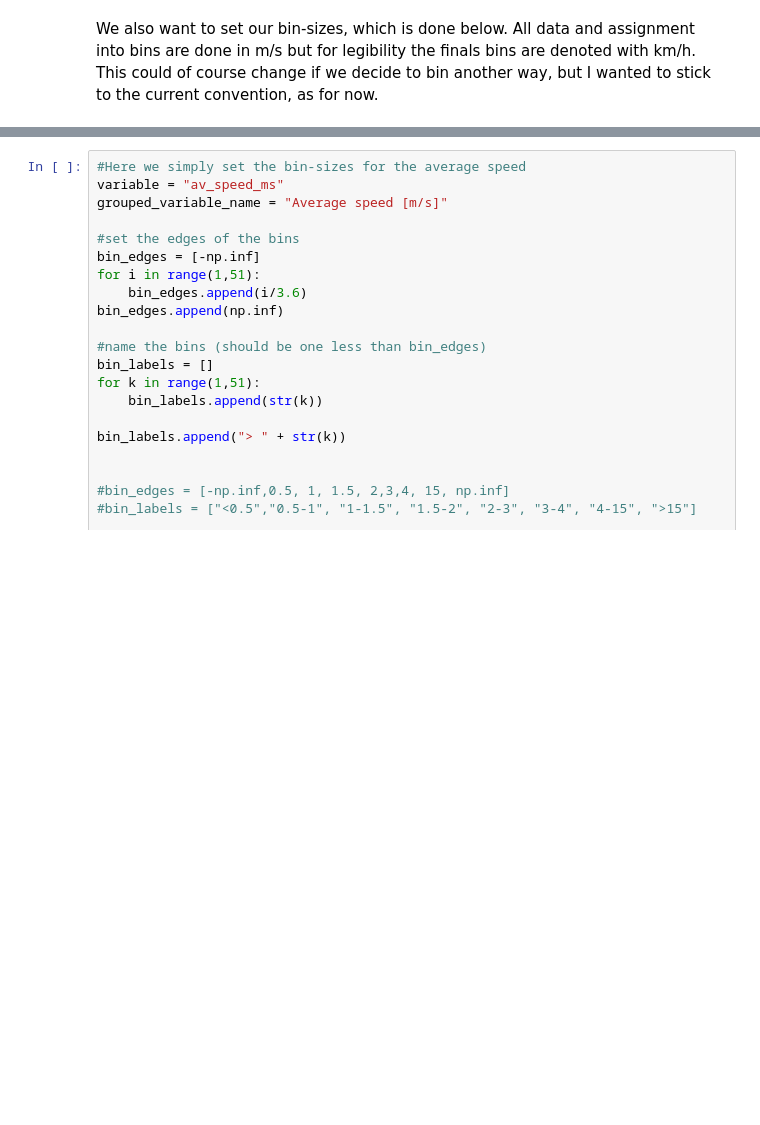
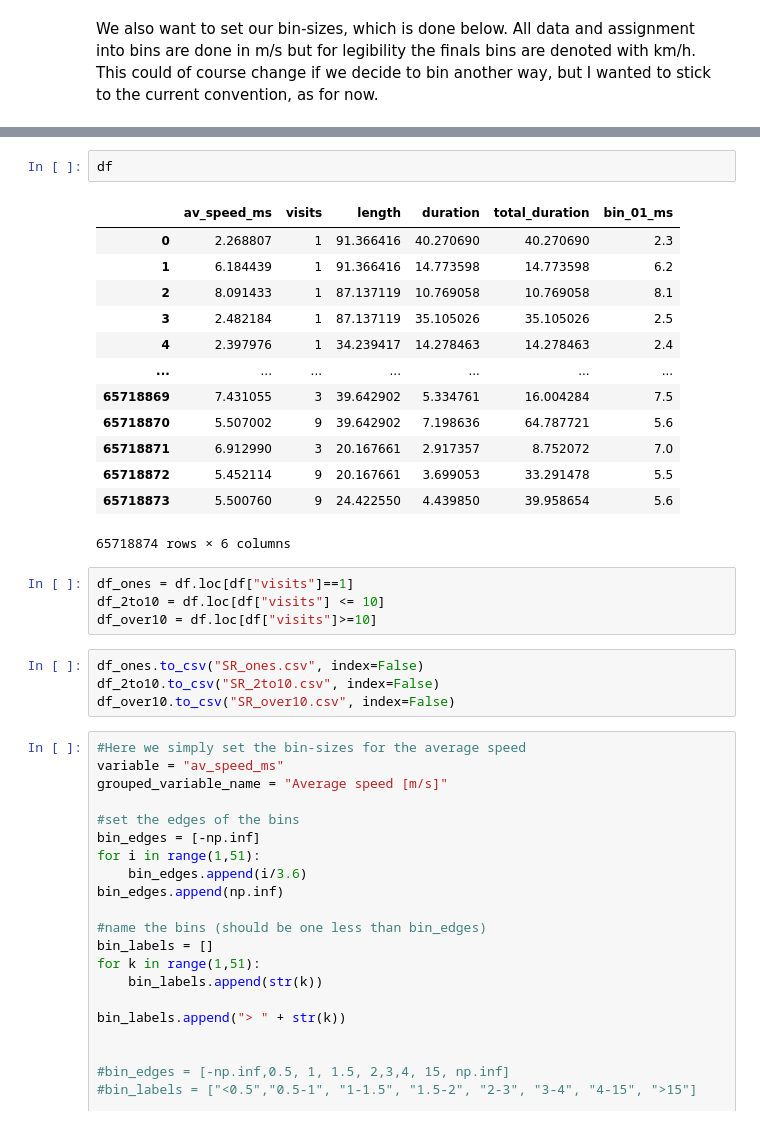
Before and after one commit to J-Skantorp/DF23_cycle, a Jupyter notebook: pre_processing.ipynb, the cells around one changed output, grey strips where cells are left out. Cells and saved outputs as stored; diff of their text form; blank space fills up the shorter version.

```diff
--- a/pre_processing.ipynb
+++ b/pre_processing.ipynb
@@ -141,3 +203,27 @@ We also want to set our bin-sizes, which is done below. All data and assignment
+# %%
+df
+# %% [output]
+|  | av_speed_ms | visits | length | duration | total_duration | bin_01_ms |
+| 0 | 2.268807 | 1 | 91.366416 | 40.270690 | 40.270690 | 2.3 |
+| 1 | 6.184439 | 1 | 91.366416 | 14.773598 | 14.773598 | 6.2 |
+| 2 | 8.091433 | 1 | 87.137119 | 10.769058 | 10.769058 | 8.1 |
+| 3 | 2.482184 | 1 | 87.137119 | 35.105026 | 35.105026 | 2.5 |
+| 4 | 2.397976 | 1 | 34.239417 | 14.278463 | 14.278463 | 2.4 |
+| ... | ... | ... | ... | ... | ... | ... |
+| 65718869 | 7.431055 | 3 | 39.642902 | 5.334761 | 16.004284 | 7.5 |
+| 65718870 | 5.507002 | 9 | 39.642902 | 7.198636 | 64.787721 | 5.6 |
+| 65718871 | 6.912990 | 3 | 20.167661 | 2.917357 | 8.752072 | 7.0 |
+| 65718872 | 5.452114 | 9 | 20.167661 | 3.699053 | 33.291478 | 5.5 |
+| 65718873 | 5.500760 | 9 | 24.422550 | 4.439850 | 39.958654 | 5.6 |
+65718874 rows × 6 columns
+# %%
+df_ones = df.loc[df["visits"]==1]
+df_2to10 = df.loc[df["visits"] <= 10]
+df_over10 = df.loc[df["visits"]>=10]
+# %%
+df_ones.to_csv("SR_ones.csv", index=False)
+df_2to10.to_csv("SR_2to10.csv", index=False)
+df_over10.to_csv("SR_over10.csv", index=False)
 # %%
 #Here we simply set the bin-sizes for the average speed
 variable = "av_speed_ms"
```
Also changed, not shown: parts of 19 cells of this notebook, 25 other files.
